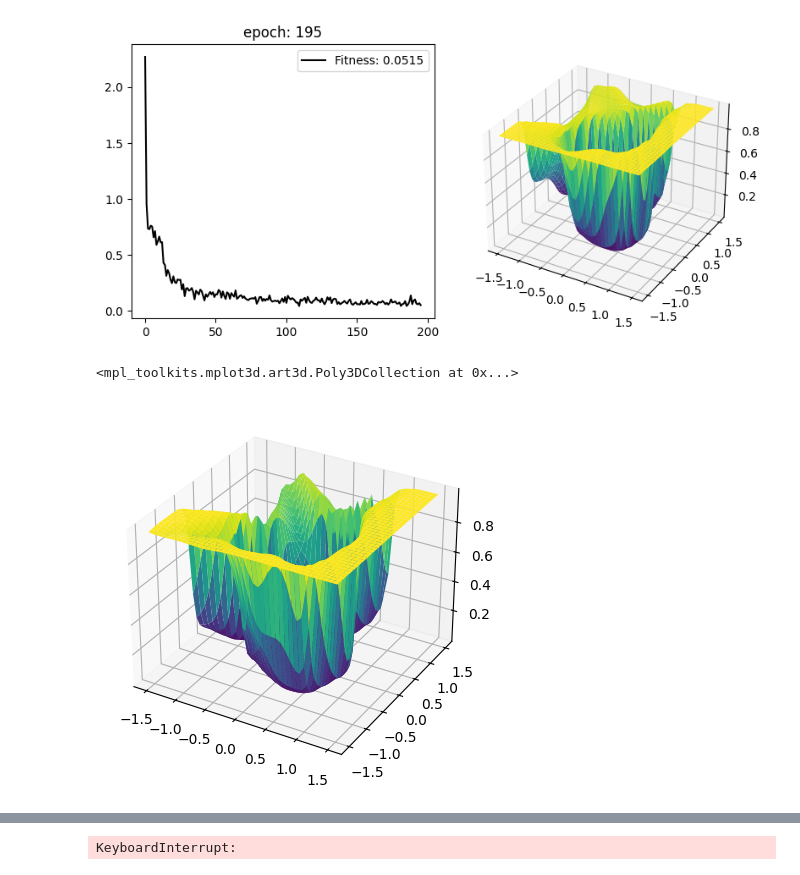
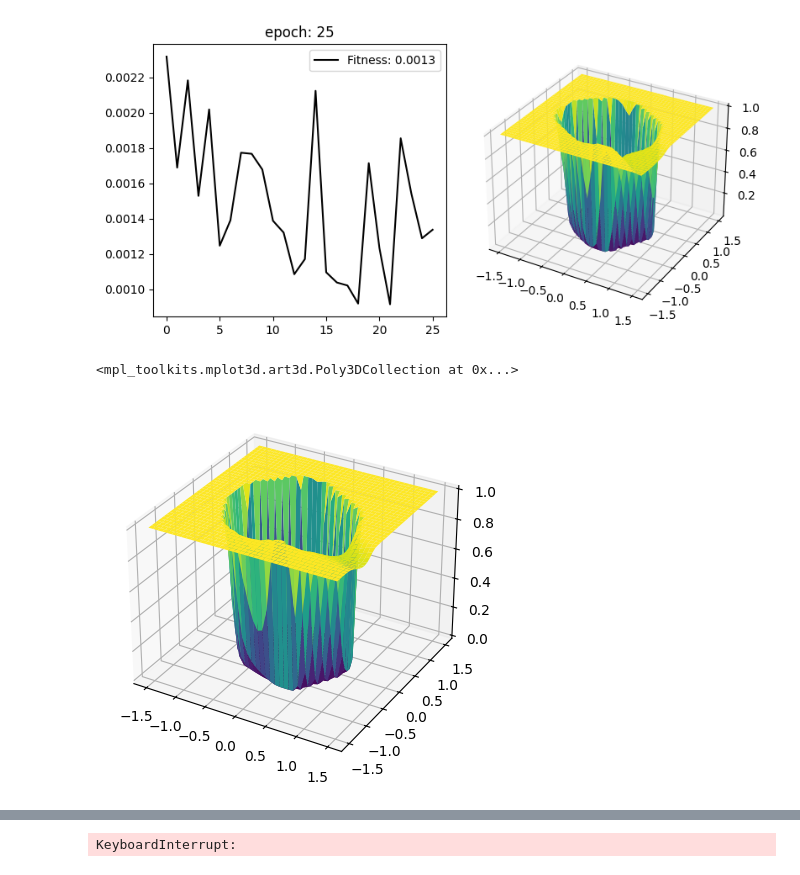
Before and after one commit to asegura4488/MetodosComputacionalesI, a Jupyter notebook: ProyectoML/EvolutivoAnimGraph.ipynb, the cells around one changed output, grey strips where cells are left out. Saved outputs shown, nothing was run; the diff lists cells and outputs as text; code cells hidden in the pictures.

```diff
--- a/ProyectoML/EvolutivoAnimGraph.ipynb
+++ b/ProyectoML/EvolutivoAnimGraph.ipynb
@@ -40,9 +40,9 @@ class Layer:
         #self.b += np.random.uniform( -self.rate, self.rate, size=(1,self.NN))
 # %%
 def GetBrain():
-    l0 = Layer(2,10,sigm3)
-    l1 = Layer(10,5,sigm3)
-    l2 = Layer(5,1,sigm3)
+    l0 = Layer(2,8,sigm3)
+    l1 = Layer(8,10,sigm3)
+    l2 = Layer(10,1,sigm3)
     Brain = [l0,l1,l2]
     return Brain
 # %%
@@ -65,11 +66,11 @@ class Robot:
 
         theta = np.random.uniform(0.,2*np.pi)
         #theta = 0. # Solo horizontal
-        velo = np.random.uniform(0.9,1.1)
-        self.v = np.array([velo*np.cos(theta),velo*np.sin(theta)])
+        V = np.random.uniform(1.,1.2)
+        self.v = np.array([V*np.cos(theta),V*np.sin(theta)])
 
-        # Podria servir
-        self.Steps = 0.
+        self.v0 = self.v # Guardar la velocidad inicial
+
 
         # Brain
         self.Brain = Brain
@@ -79,7 +80,7 @@ class Robot:
         return self.r
 
     def SetFitness(self):
-        self.Fitness = np.abs(np.linalg.norm(self.r) - 1)
+        self.Fitness = (np.linalg.norm(self.r) - 1.)**2
         #self.Fitness = np.linalg.norm(self.v)
         #self.Fitness = np.abs(np.arctan2(self.r[1],self.r[0])) * 180  / np.pi
         #self.Fitness = np.arctan(self.r[1]/self.r[0])# * 180  / np.pi
@@ -91,13 +92,16 @@ class Robot:
         self.r += self.v*self.dt
 
     def Reset(self):
+
         self.Steps = 0.
         self.r = np.array([0.,0.])
         self.Fitness = np.inf
 
+        # Coomo hay reemplazo, explorar con otro angulo
         theta = np.random.uniform(0.,2*np.pi)
-        V = np.random.uniform(0.9,1.1)
+        V = np.random.uniform(1.,1.2)
         self.v = np.array([V*np.cos(theta),V*np.sin(theta)])
+
 
     # Brain stuff
     def BrainActivation(self,x,threshold=0.8):
@@ -142,8 +146,8 @@ def GetRobots(N):
     return Robots
 # %%
 dt = 0.05
-t = np.arange(0.,7.,dt)
-Robots = GetRobots(10)
+t = np.arange(0.,5.,dt)
+Robots = GetRobots(20)
 # %%
 def GetPlot():
 
@@ -202,7 +207,7 @@ def TimeEvolution(Robots,Plot=True):
 # %%
 def Genetic(Robots, epochs=200, Plot=True):
 
-    N = int(0.7*len(Robots))
+    N = int(0.6*len(Robots))
 
     Fitness = np.array([])
 
@@ -243,11 +248,15 @@ def Genetic(Robots, epochs=200, Plot=True):
         # Ajustamos la mutacion
         if Fitness[-1] < 0.2:
           for p in Robots:
-            p.SetMutate(0.05)
+            p.SetMutate(0.2)
+        elif Fitness[-1] < 0.1:
+          for p in Robots:
+            p.SetMutate(0.1)
 
         if e % 5 == 0 and Plot:
 
           clear_output(wait=True)
+
 
           Brain_ = Robots[0].GetBrain()
           # Creamos un robot de prueba con ese cerebro
@@ -285,10 +294,10 @@ def Genetic(Robots, epochs=200, Plot=True):
 
     return Robots
 # %%
-Robots = GetRobots(50)
-RobotsLuegodeClase = Genetic(Robots,Plot=True)
+#Robots = GetRobots(80)
+RobotsLuegodeClase = Genetic(Robots,epochs=30,Plot=True)
 # %% [output]
-[figure, old version]
+[figure, new version]
 # %%
 for i,p in enumerate(RobotsLuegodeClase):
   p.Reset()
@@ -311,7 +320,7 @@ ax = fig.add_subplot(111,projection='3d')
 ax.plot_surface(X,Y,N,cmap='viridis')
 # %% [output]
 <mpl_toolkits.mplot3d.art3d.Poly3DCollection at 0x...>
-[figure, old version]
+[figure, new version]
 # %%
 from mpl_toolkits.mplot3d import Axes3D
 import plotly.express as px
@@ -322,7 +331,10 @@ fig.update_traces(contours_z=dict(show=True, usecolormap=True,
 fig.show()
 # %% [output]
 [interactive output not drawn]
-# %%
-TimeEvolution([Bot],True)
-# %% [output]
-KeyboardInterrupt:
+# %%
+TestBots = []
+for i in range(5):
+  TestBots.append(Robot(dt,bestbrain,Id=i))
+TimeEvolution(TestBots,True)
+# %% [output]
+KeyboardInterrupt:
```
Also changed, not shown: parts of 2 cells of this notebook.
